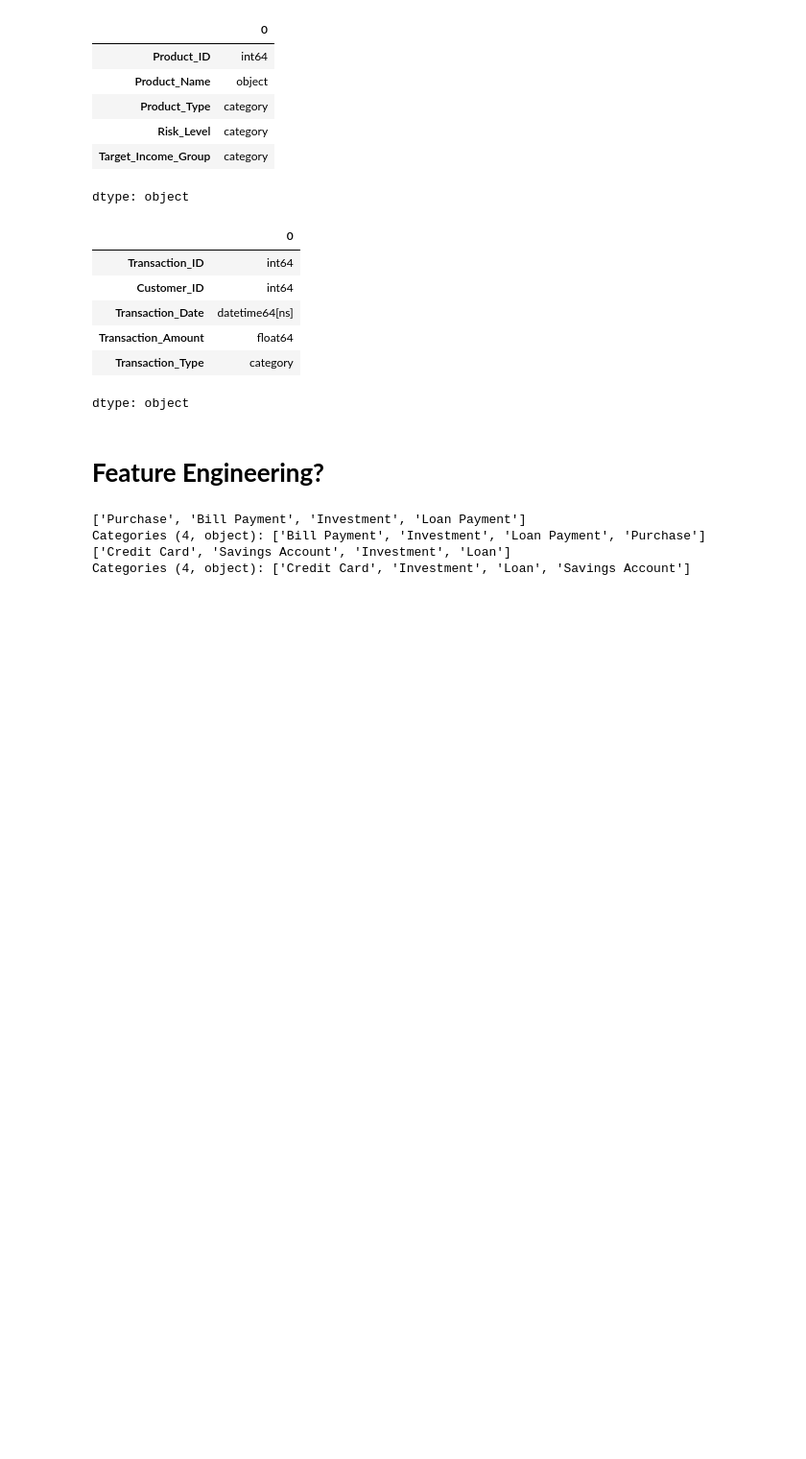
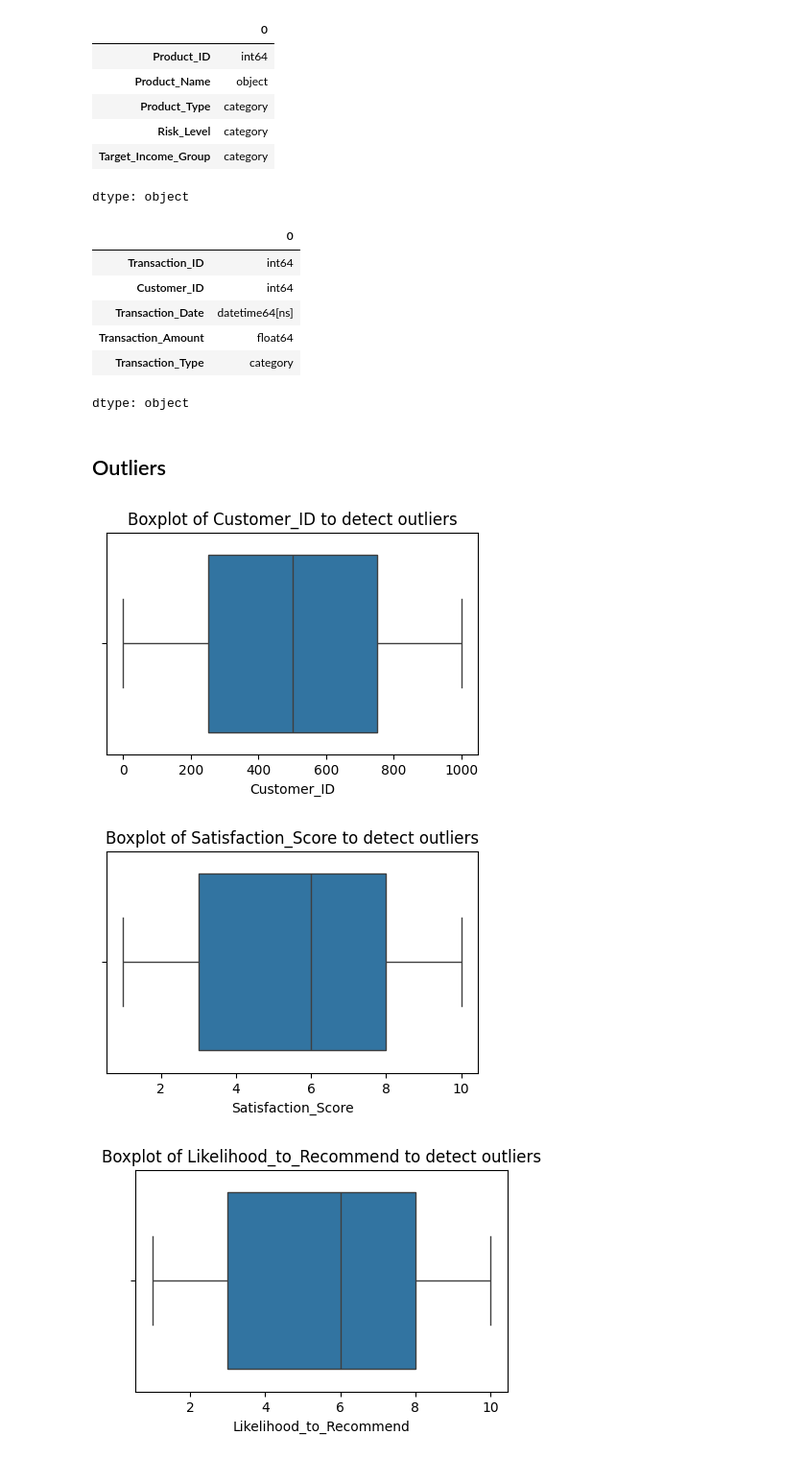
Before and after one commit to zpsy-hub/Data-Mining-Principles, a Jupyter notebook: Data_Mining_EDA.ipynb, the cells around one changed output. Shown at 96% size. Cells and saved outputs as stored; diff of their text form; code cells hidden in the pictures; blank space fills up the shorter version.

```diff
--- a/Data_Mining_EDA.ipynb
+++ b/Data_Mining_EDA.ipynb
@@ -415,15 +452,36 @@ transactions.dtypes
 | Transaction_Amount | float64 |
 | Transaction_Type | category |
 dtype: object
-# %% [markdown]
-# **Feature Engineering?**
-# %%
-# prompt: list unique values in transaction type and prodyct type
-
-print(transactions['Transaction_Type'].unique())
-print(products['Product_Type'].unique())
-# %% [output]
-['Purchase', 'Bill Payment', 'Investment', 'Loan Payment']
-Categories (4, object): ['Bill Payment', 'Investment', 'Loan Payment', 'Purchase']
-['Credit Card', 'Savings Account', 'Investment', 'Loan']
-Categories (4, object): ['Credit Card', 'Investment', 'Loan', 'Savings Account']
+# %%
+# New df dictionary dfs_cleaned, containing the cleanaed data sets
+
+dfs_cleaned = {
+    'Customer Feedback Data': feedback,
+    'Product Offering Data': products,
+    'Transaction Data': transactions
+}
+# %% [markdown]
+## Outliers
+# %%
+# Check for outliers using boxplot for all data sets
+
+# Function to detect and visualize outliers using boxplots
+def detect_outliers_boxplot(df, column_name):
+    # Check if the column has any non-NaN values before creating the boxplot
+    if df[column_name].notna().any():
+        plt.figure(figsize=(5, 3))
+        sns.boxplot(x=df[column_name])
+        plt.title(f'Boxplot of {column_name} to detect outliers')
+        plt.show()
+    else:
+        print(f"Skipping boxplot for '{column_name}' as it contains only NaN values.")
+
+# Loop through each DataFrame and its numerical columns in dfs_cleaned
+for name, df in dfs_cleaned.items():  # Changed to dfs_cleaned
+    numerical_cols = df.select_dtypes(include=np.number).columns
+    for col in numerical_cols:
+        detect_outliers_boxplot(df, col)
+# %% [output]
+[figure, added]
+[figure, added]
+[figure, added]
```
Also changed, not shown: parts of 13 cells of this notebook.
